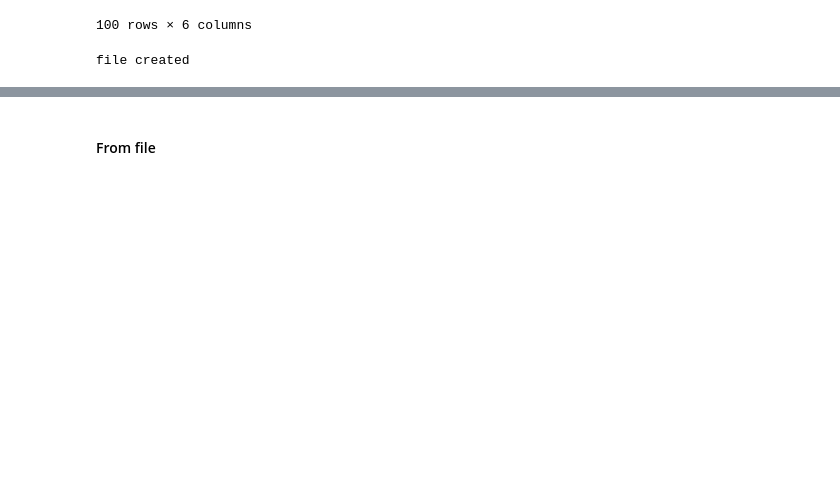
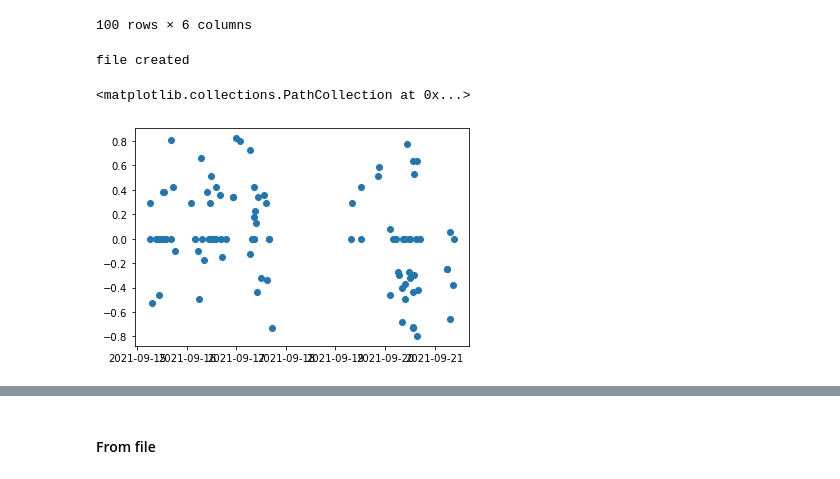
Before and after one commit to ArshidSri/Sentiment_Analysis_Summarization_webscrapping, a Jupyter notebook: Stock_sentiment_Analysis.ipynb, the cells around one changed output, grey strips where cells are left out. Cells and saved outputs as stored; diff of their text form; code cells hidden in the pictures; blank space fills up the shorter version.

```diff
--- a/Stock_sentiment_Analysis.ipynb
+++ b/Stock_sentiment_Analysis.ipynb
@@ -594,3 +605,16 @@ sentiment_df.to_csv('sentiment_google.csv')
 print("file created")
 # %% [output]
 file created
+# %%
+# Visualization function
+def matplotlib_sentiment(dates,values):
+    try:
+        graph_data = plt.scatter(dates,values)
+        return graph_data
+    except Exception as e:
+        print(e)
+# %%
+matplotlib_sentiment(sentiment_df['Time_pdformat'],sentiment_df["nltk_subjective"])
+# %% [output]
+<matplotlib.collections.PathCollection at 0x...>
+[figure, added]
```
Also changed, not shown: parts of 22 cells of this notebook.
